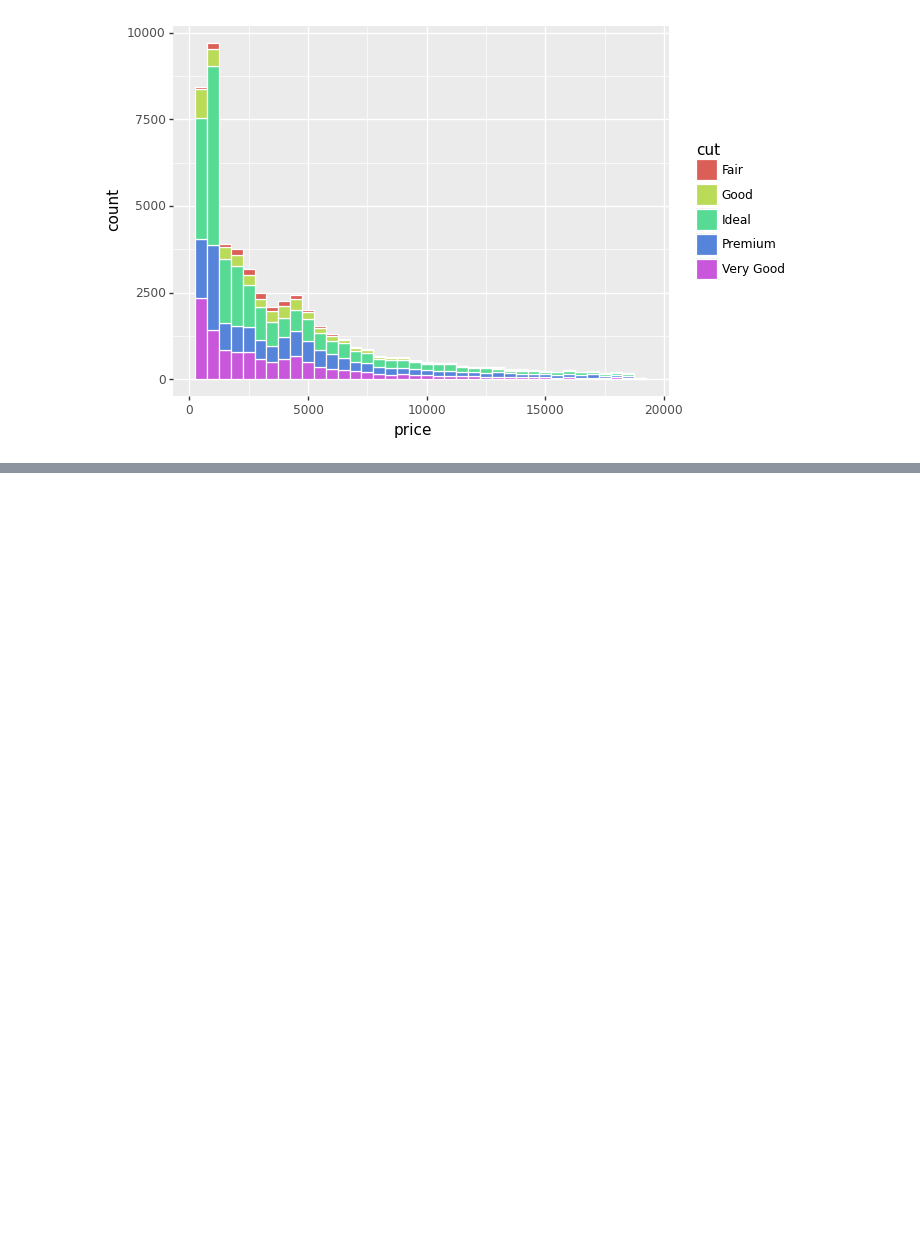
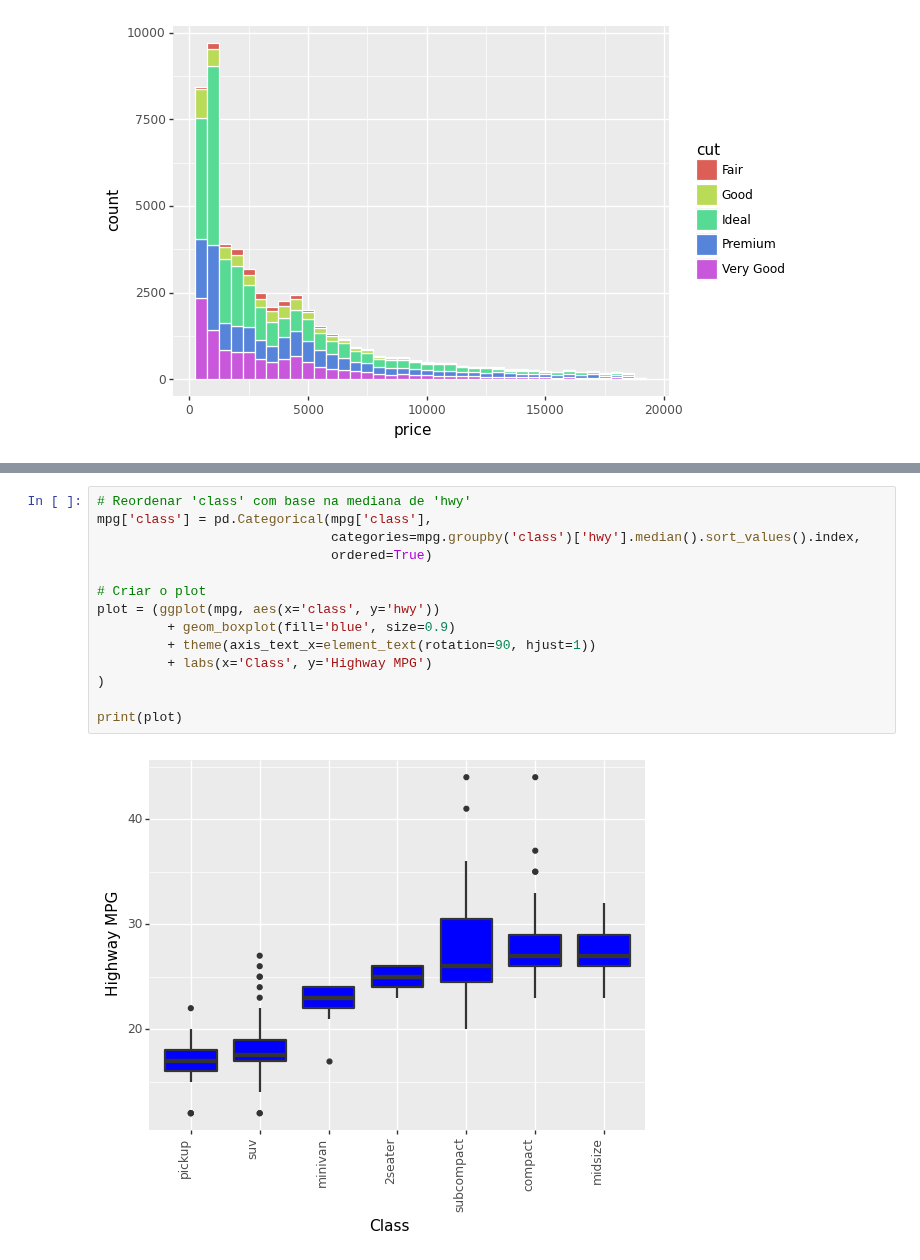
Before and after one commit to pdcos/analise_visual_ciencia_de_dados, a Jupyter notebook: participacao_6/solutions_6.ipynb, the cells around one changed output, grey strips where cells are left out. Drawn from its saved outputs; the diff is of its cells as text; blank space fills up the shorter version.

```diff
--- a/participacao_6/solutions_6.ipynb
+++ b/participacao_6/solutions_6.ipynb
@@ -291,0 +337,16 @@ print(chart)
+# %%
+# Reordenar 'class' com base na mediana de 'hwy'
+mpg['class'] = pd.Categorical(mpg['class'],
+                              categories=mpg.groupby('class')['hwy'].median().sort_values().index,
+                              ordered=True)
+
+# Criar o plot
+plot = (ggplot(mpg, aes(x='class', y='hwy'))
+         + geom_boxplot(fill='blue', size=0.9)
+         + theme(axis_text_x=element_text(rotation=90, hjust=1))
+         + labs(x='Class', y='Highway MPG')
+)
+
+print(plot)
+# %% [output]
+[figure, added]
```
Also changed, not shown: parts of 23 cells of this notebook.
